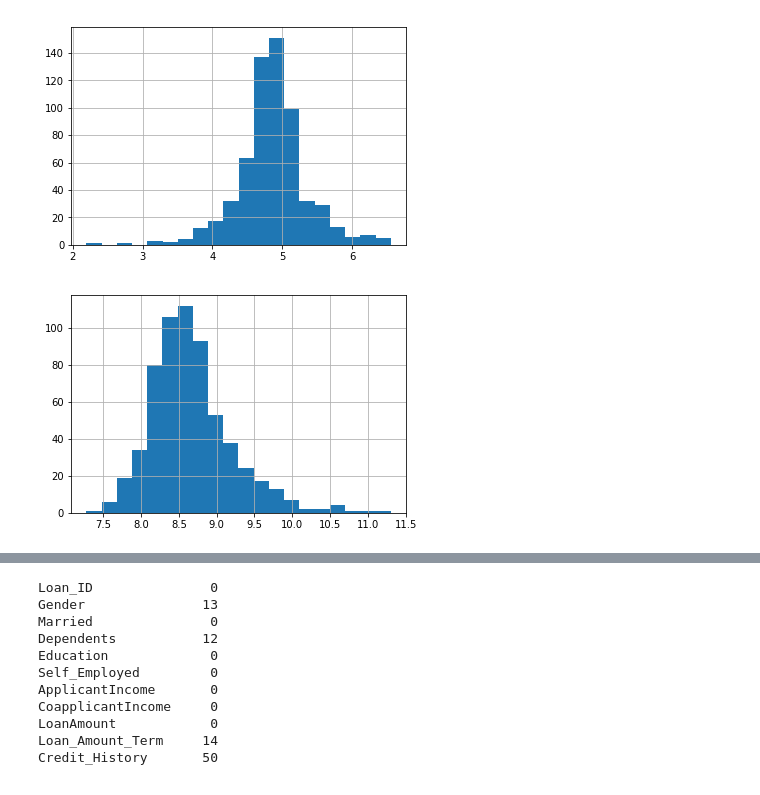
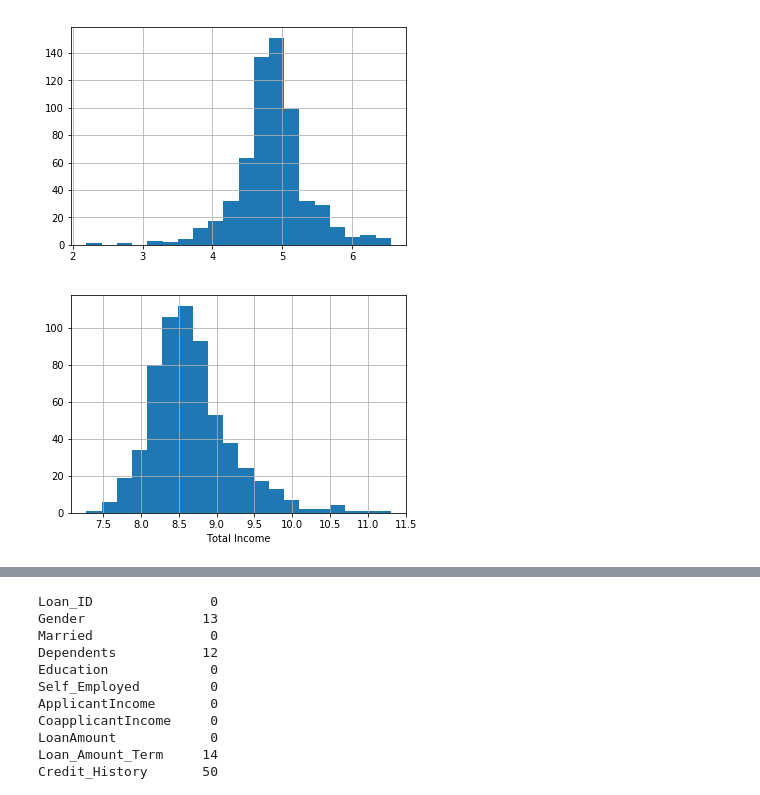
Before and after one commit to simrankr012/Loan-Prediction, a Jupyter notebook: Loan Prediction.ipynb, the cells around one changed output, grey strips where cells are left out. Saved outputs shown, nothing was run; the diff lists cells and outputs as text; code cells hidden in the pictures.

```diff
--- a/Loan Prediction.ipynb
+++ b/Loan Prediction.ipynb
@@ -200,7 +202,8 @@ plt.show()
 # %%
 loan_train['TotalIncome'] = loan_train['ApplicantIncome'] + loan_train['CoapplicantIncome']
 loan_train['TotalIncome_log'] = np.log(loan_train['TotalIncome'])
 loan_train['TotalIncome_log'].hist(bins=20)
+plt.xlabel("Total Income")
 plt.show()
 # %% [output]
-[figure, old version]
+[figure, new version]
```
Also changed, not shown: parts of 30 cells of this notebook.
